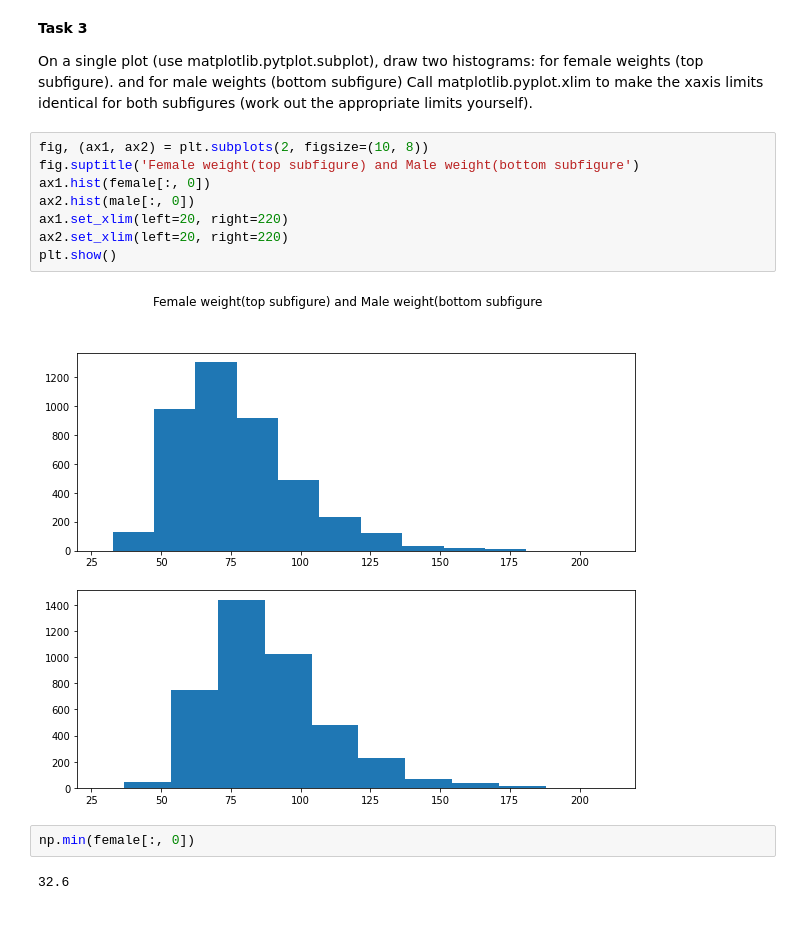
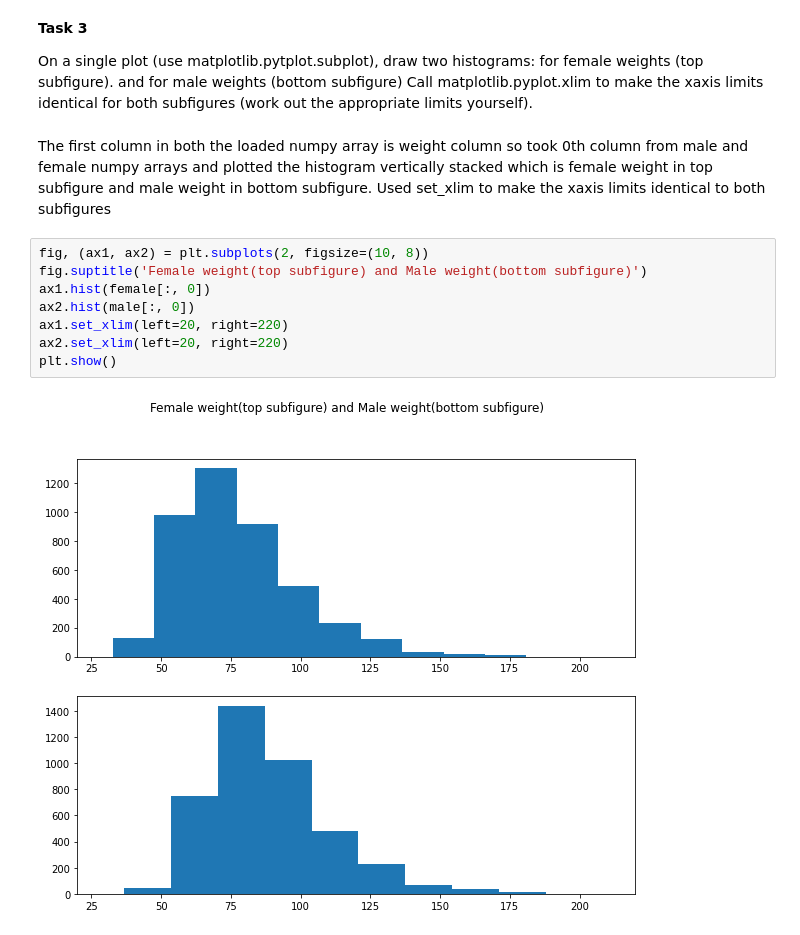
Before and after one commit to praveenkumarbalakrishnan/tasks, a Jupyter notebook: SIG731_Data_Wrangling_Task3P.ipynb, the cells around one changed output. Saved outputs shown, nothing was run; the diff lists cells and outputs as text.

```diff
--- a/SIG731_Data_Wrangling_Task3P.ipynb
+++ b/SIG731_Data_Wrangling_Task3P.ipynb
@@ -56,17 +62,15 @@ female = female_df.to_numpy()
 **Task 3**
 
 On a single plot (use matplotlib.pytplot.subplot), draw two histograms: for female weights (top subfigure). and for male weights (bottom subfigure) Call matplotlib.pyplot.xlim to make the xaxis limits identical for both subfigures (work out the appropriate limits yourself).
+# %% [markdown]
+The first column in both the loaded numpy array is weight column so took 0th column from male and female numpy arrays and plotted the histogram vertically stacked which is female weight in top subfigure and male weight in bottom subfigure. Used set_xlim to make the xaxis limits identical to both subfigures
 # %%
 fig, (ax1, ax2) = plt.subplots(2, figsize=(10, 8))
-fig.suptitle('Female weight(top subfigure) and Male weight(bottom subfigure')
+fig.suptitle('Female weight(top subfigure) and Male weight(bottom subfigure)')
 ax1.hist(female[:, 0])
 ax2.hist(male[:, 0])
 ax1.set_xlim(left=20, right=220)
 ax2.set_xlim(left=20, right=220)
 plt.show()
 # %% [output]
-[figure, old version]
+[figure, new version]
-# %%
-np.min(female[:, 0])
-# %% [output]
-32.6
```
Also changed, not shown: parts of 11 cells of this notebook.
